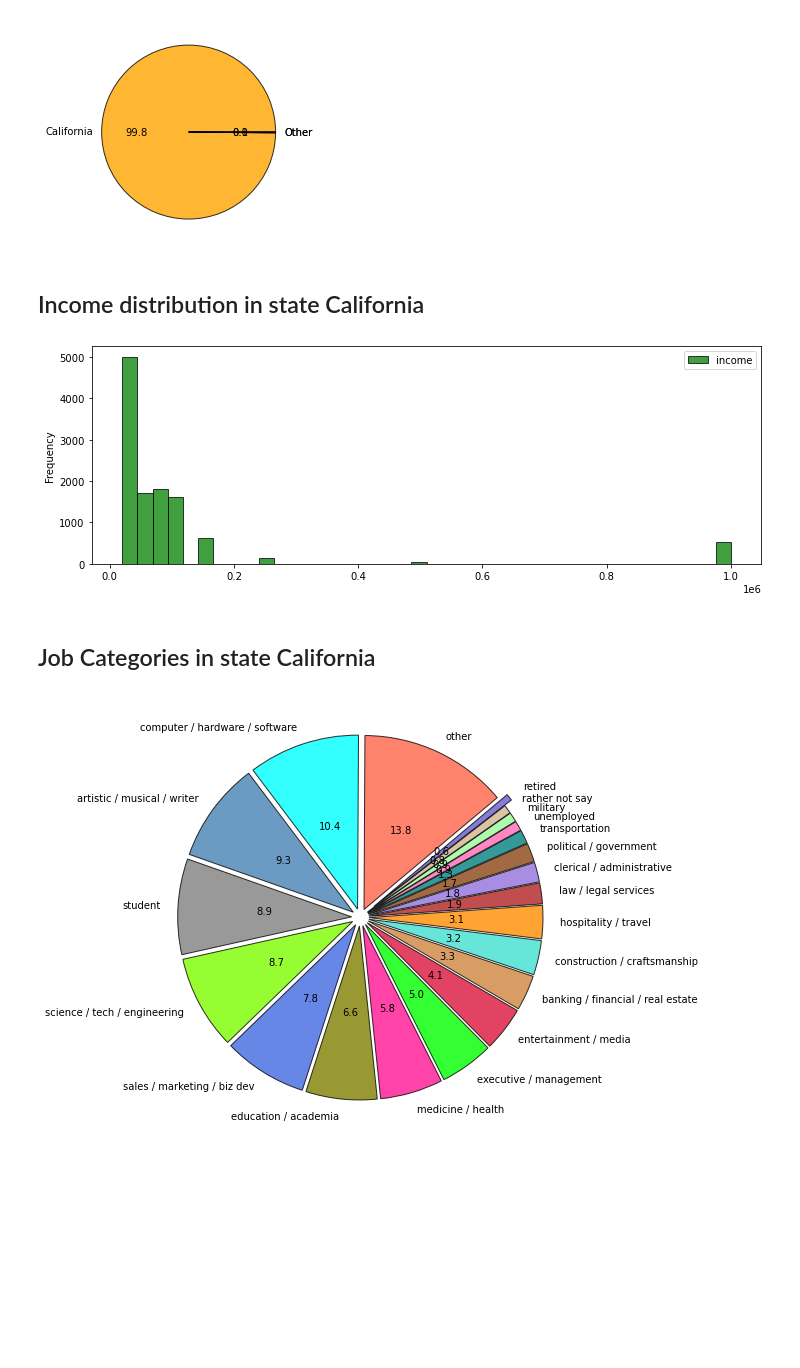
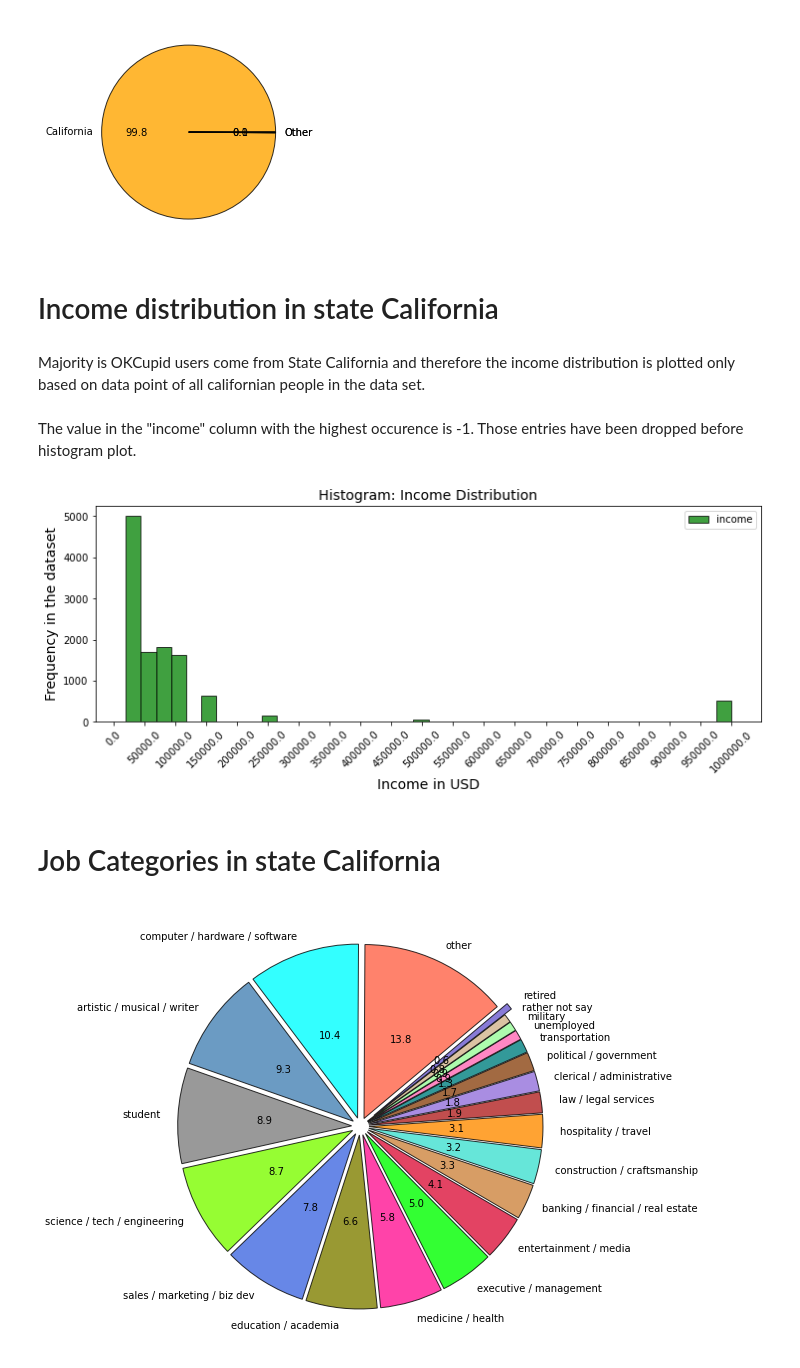
Before and after one commit to pvlasak/Codecademy_Build_ML_Model, a Jupyter notebook: Date_App_OKCupid___Project_ML__.ipynb, the cells around one changed output. Drawn from its saved outputs; the diff is of its cells as text; code cells hidden in the pictures; blank space fills up the shorter version.

```diff
--- a/Date_App_OKCupid___Project_ML__.ipynb
+++ b/Date_App_OKCupid___Project_ML__.ipynb
@@ -4,4 +4,4 @@ import numpy as np
 from matplotlib import pyplot as plt
 from string import punctuation
 # %%
-df = pd.read_csv("profiles.csv")
+df = pd.read_csv("../profiles.csv")
@@ -864,17 +962,28 @@ ax1.pie(states, labels = labels_states, colors=colors_states, autopct='%.1f', we
 # %% [output]
 [figure]
 # %% [markdown]
-## Income distribution in state California
+# Income distribution in state California
+# %% [markdown]
+Majority is OKCupid users come from State California and therefore the income distribution is plotted only based on data point of all californian people in the data set.
+# %% [markdown]
+The value in the "income" column with the highest occurence is -1. Those entries have been dropped before histogram plot.
 # %%
 fig, axes = plt.subplots(1,1, figsize=(12,4))
 (ax1) = axes
+x_ticks_income = np.linspace(0,1000000,21)
 (df.drop(df.query("State_code != 0" and "income < 0").index, axis = 0)[["income"]]
 .plot.hist(bins = 40, ax=ax1, edgecolor = 'black', color = 'green', alpha = 0.75)
-);
+)
+
+ax1.set_xlabel('Income in USD', fontsize = 14);
+ax1.set_ylabel('Frequency in the dataset', fontsize = 14);
+ax1.set_title('Histogram: Income Distribution', fontsize = 14)
+ax1.set_xticks(x_ticks_income)
+ax1.set_xticklabels(x_ticks_income, rotation = 45);
 # %% [output]
-[figure, old version]
+[figure, new version]
 # %% [markdown]
-## Job Categories in state California
+# Job Categories in state California
 # %%
 job_pie_df = (df.drop(df.query("State_code != 0" and "income < 0").index, axis = 0).assign(count = 1).groupby("job").count()[["count"]]
     .sort_values("count", ascending = False)
```
Also changed, not shown: parts of 95 cells of this notebook.
